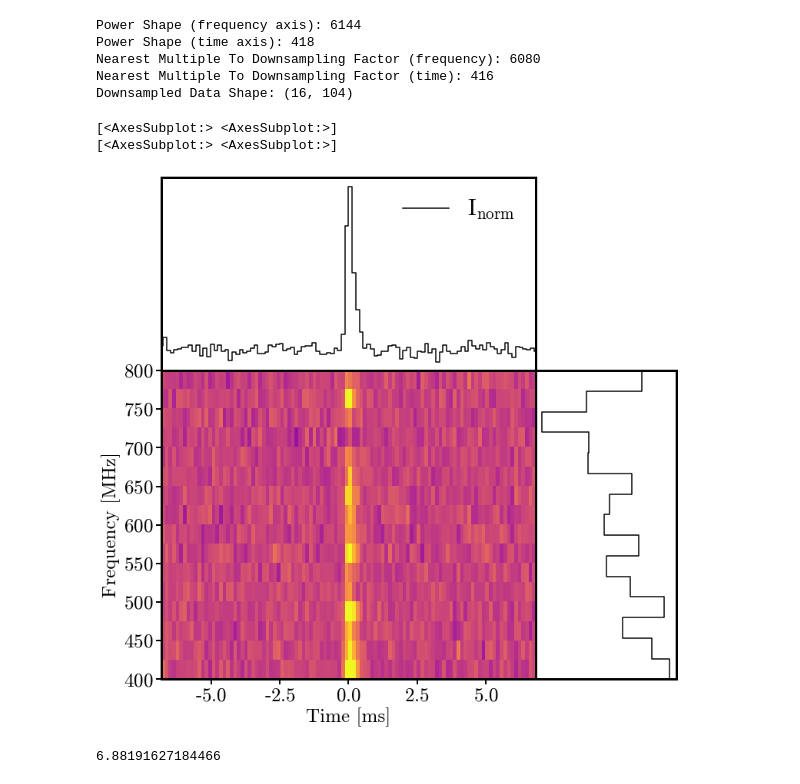
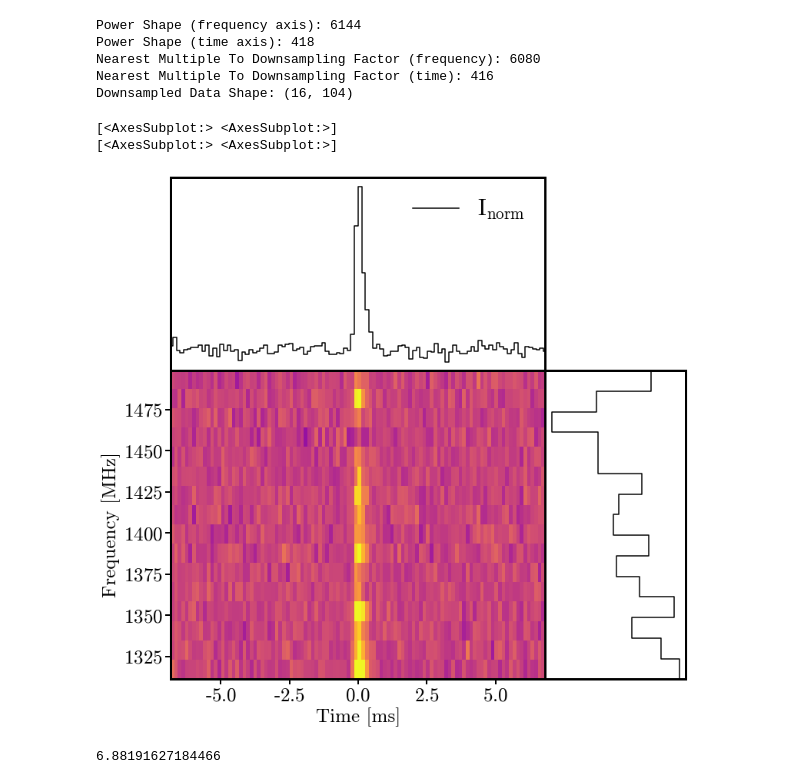
Before and after one commit to dsa110/dsa110-scat, a Jupyter notebook: scint_chromatica.ipynb, the cells around one changed output. Cells and saved outputs as stored; diff of their text form; code cells hidden in the pictures.

```diff
--- a/scint_chromatica.ipynb
+++ b/scint_chromatica.ipynb
@@ -145,7 +145,7 @@ timerange_ds = np.abs(timesamples_ds[-1] - timesamples_ds[0])
 timesamples_mod_ds = np.linspace(-timerange_ds/2, timerange_ds/2, len(timesamples_ds))
 spectrum_ds = np.nansum(intensity_ds, axis = 1)
 spectrum_ds_norm = spectrum_ds / np.max(spectrum_ds)
-freqsamples_ds = np.linspace(400, 800, intensity_ds.shape[0])
+freqsamples_ds = np.linspace(1311.25, 1498.75, intensity_ds.shape[0])
 
 spectrum = np.nansum(intensity_ds, axis = 1)
 timeseries = np.nansum(intensity_ds, axis = 0)
@@ -186,36 +186,36 @@ axes[0, 0].set_xlim(timesamples_mod_ds[0], timesamples_mod_ds[-1])
 axes[0, 0].legend(loc = 'upper right', fontsize = 30, frameon = False)
 
 mean_ds = np.nanmean(intensity_ds_norm)
 std_ds = np.nanstd(intensity_ds_norm)
-axes[1, 0].imshow(intensity_ds_norm, vmin = mean_ds - 6*std_ds, vmax = mean_ds + 6*std_ds, extent = [timesamples_mod_ds[0], timesamples_mod_ds[-1], 400, 800], cmap = 'plasma', aspect = 'auto')
+axes[1, 0].imshow(intensity_ds_norm, vmin = mean_ds - 6*std_ds, vmax = mean_ds + 6*std_ds, extent = [timesamples_mod_ds[0], timesamples_mod_ds[-1], freqsamples_ds[0], freqsamples_ds[-1]], cmap = 'plasma', aspect = 'auto')
 axes[1, 0].set_ylabel('Frequency [MHz]')
 axes[1, 0].set_xlabel('Time [ms]')
 axes[1, 0].tick_params(which='both', width=2)
 axes[1, 0].tick_params(which='major', length=7)
 axes[1, 0].tick_params(which='minor', length=5)
 axes[1, 0].tick_params(which='minor', axis = 'y', length=5)
 
 axes[0, 1].axis('off')
 axes[0, 1].set_visible(False)
 
 axes[1, 1].step(np.flip(spectrum_ds_norm), freqsamples_ds, where='pre', c = 'k', alpha = 1, label = 'I$_{\mathrm{norm}}$')
 axes[1, 1].tick_params(axis='y',
         which='both',
         left=False,
         right=False,
         labelleft=False,
         width=2)
 axes[1, 1].set_xticks([])
-axes[1, 1].set_ylim(400, 800)
+axes[1, 1].set_ylim(freqsamples_ds[0], freqsamples_ds[-1])
 #axes[2].legend(loc = 'upper right', fontsize = 30, frameon = False)
 
 #axes[1].set_xlim(40, 150)
 plt.subplots_adjust(hspace=0)
 plt.subplots_adjust(wspace=0)
 # %% [output]
 [<AxesSubplot:> <AxesSubplot:>]
 [<AxesSubplot:> <AxesSubplot:>]
-[figure, old version]
+[figure, new version]
 # %%
 n_channels = intensity_ds.shape[0]
 n_samples = intensity_ds.shape[1]
```
Also changed, not shown: parts of 4 cells of this notebook, 2 other files.
